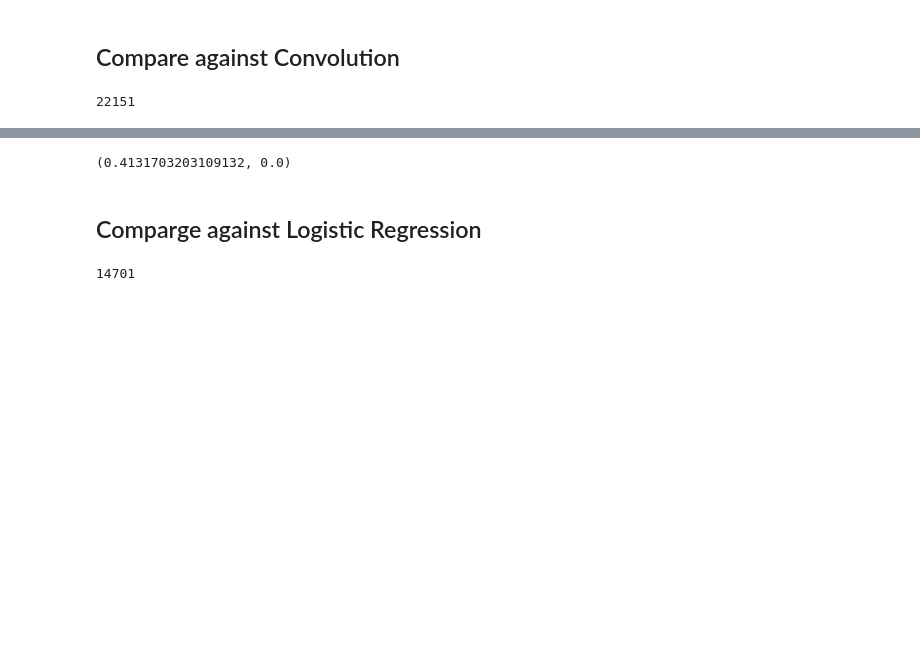
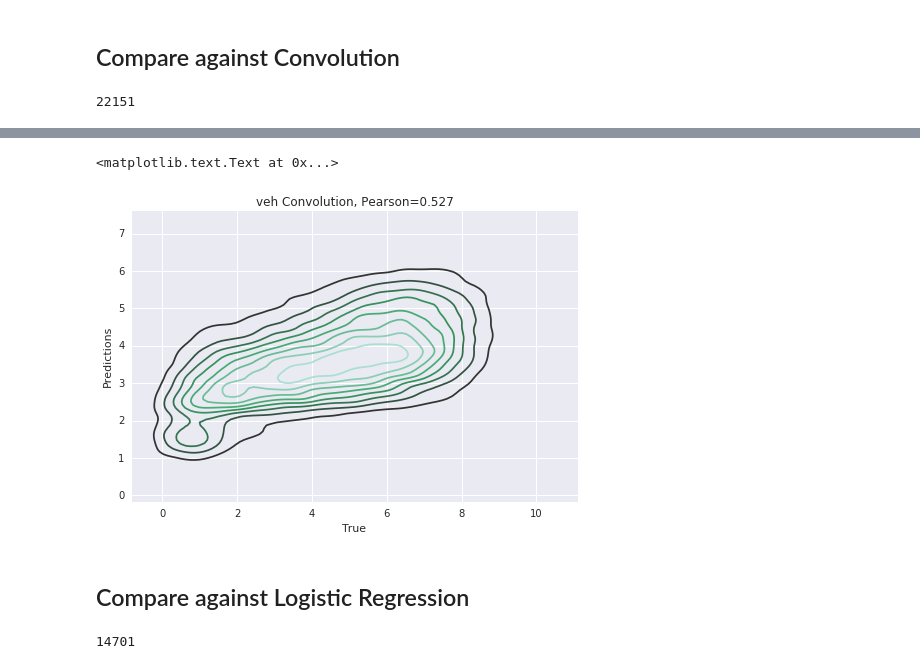
Before and after one commit to jenhantao/genomic_grammar, a Jupyter notebook: Attention Only Regression Analysis.ipynb, the cells around one changed output, grey strips where cells are left out. Drawn from its saved outputs; the diff is of its cells as text; code cells hidden in the pictures; blank space fills up the shorter version.

```diff
--- a/Attention Only Regression Analysis.ipynb
+++ b/Attention Only Regression Analysis.ipynb
@@ -636,7 +635,7 @@ convolution_regression_model.count_params()
 convolution_regression_model.fit([x_train, x_rc_train], y_train,
       batch_size=64,
       epochs=10,
-      verbose=1,
+      verbose=2,
       validation_data=([x_test, x_rc_test], y_test))
 # %% [output]
 Train on 36295 samples, validate on 9074 samples
@@ -659,12 +658,18 @@ Epoch 10/10
 <keras.callbacks.History at 0x...>
-# %%
-predictions = convolution_regression_model.predict([x_test, x_rc_test])
-
-scipy.stats.pearsonr(y_test, predictions.flatten())
-# %% [output]
-(0.4131703203109132, 0.0)
+# %%
+predictions = convolution_regression_model.predict([sequence_arrays, sequence_rc_arrays])
+
+pearson, _ = scipy.stats.pearsonr(labels, predictions.flatten())
+sns.kdeplot(labels, predictions.flatten())
+plt.gca().set_aspect(1)
+plt.xlabel('True')
+plt.ylabel('Predictions')
+plt.title(treatment + ' Convolution, Pearson='+str(np.round(pearson,3)))
+# %% [output]
+<matplotlib.text.Text at 0x...>
+[figure, added]
 # %% [markdown]
-## Comparge against Logistic Regression
+## Compare against Logistic Regression
 # %%
 def get_regression_model(
     total_seq_length=200,
```
Also changed, not shown: parts of 12 cells of this notebook.
